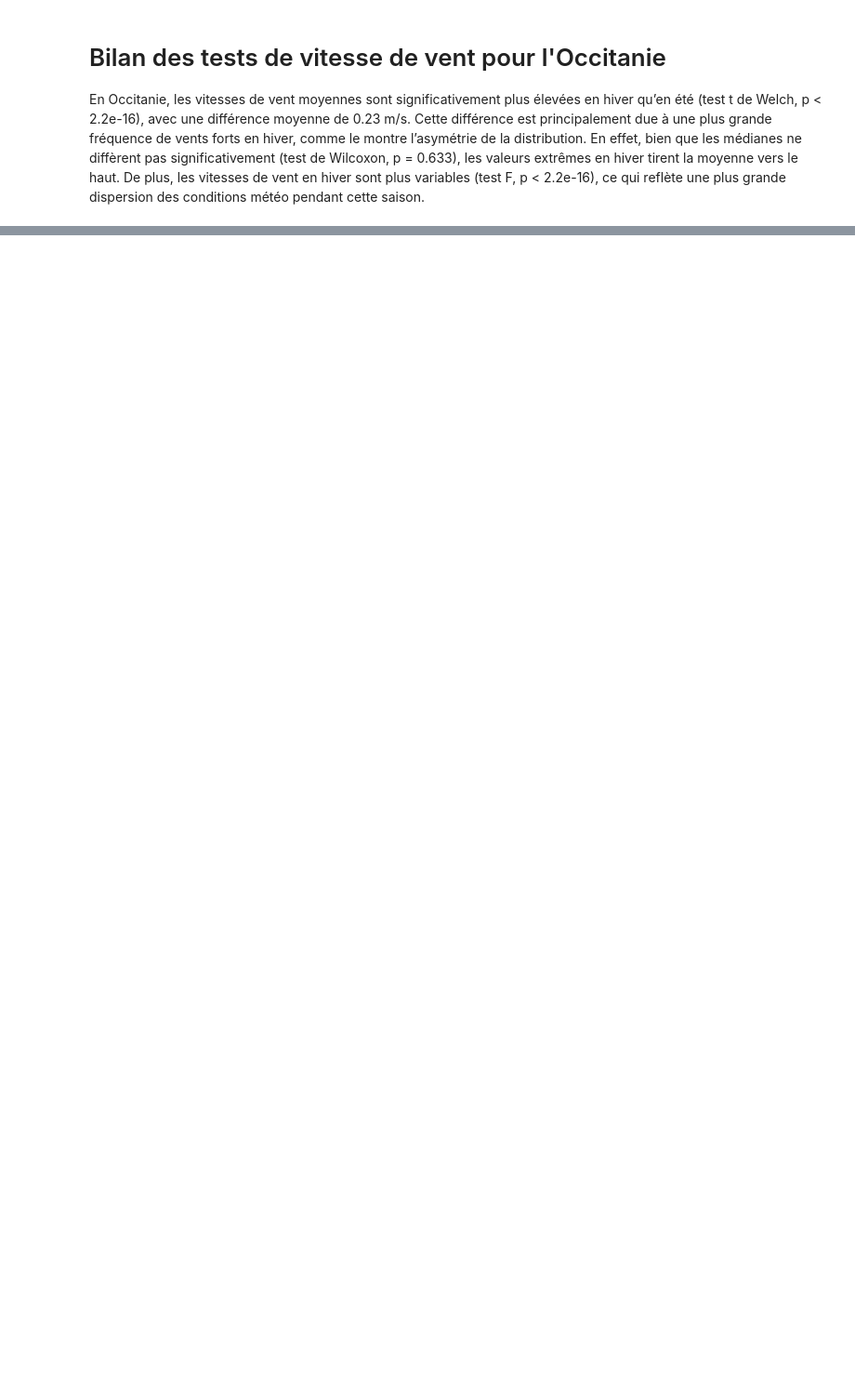
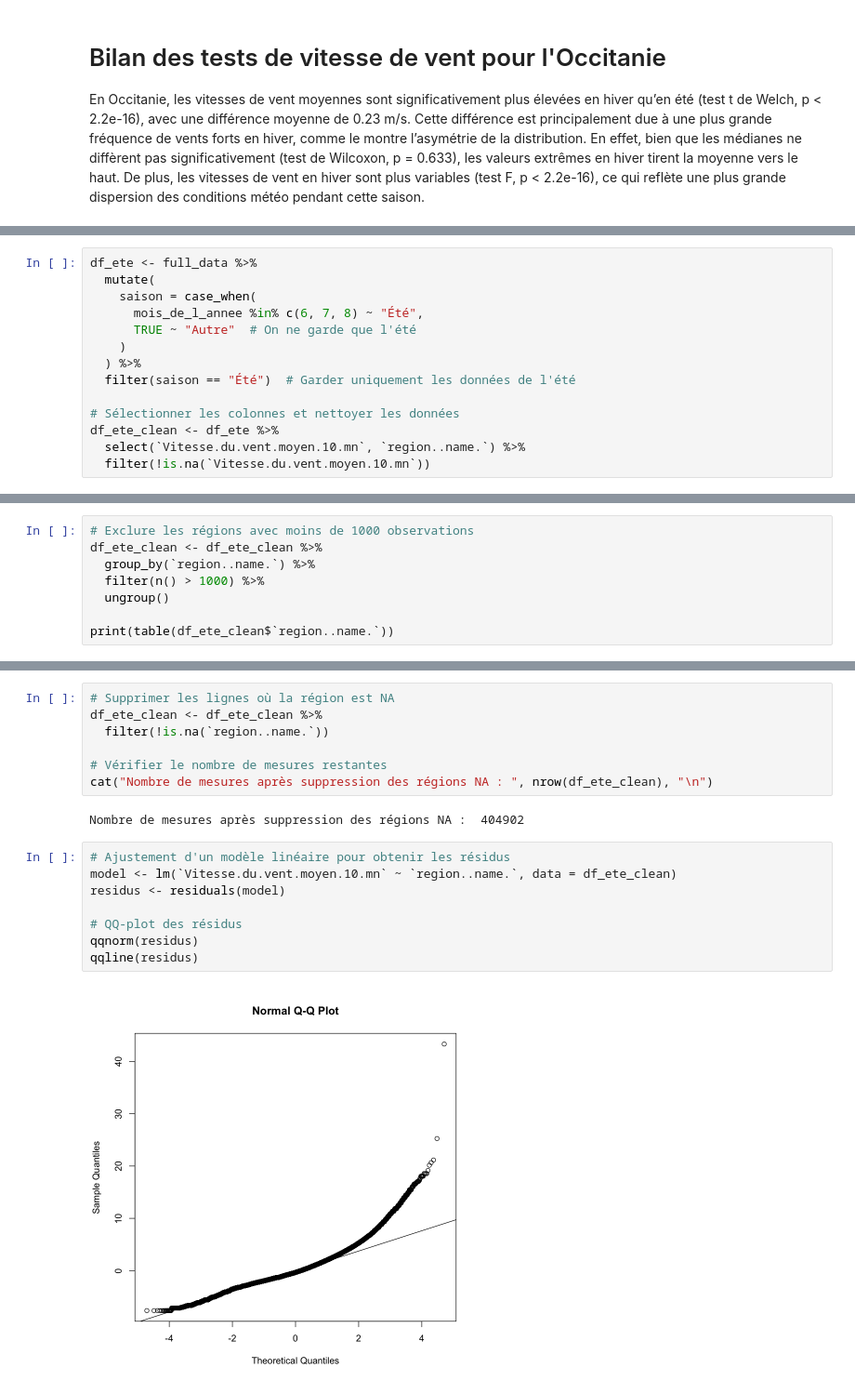
Before and after one commit to thomasdepic/SDD-BE-meteo, a Jupyter notebook: questions/3_test_parmetre.ipynb, the cells around one changed output, grey strips where cells are left out. Shown at 93% size. Drawn from its saved outputs; the diff is of its cells as text; blank space fills up the shorter version.

```diff
--- a/questions/3_test_parmetre.ipynb
+++ b/questions/3_test_parmetre.ipynb
@@ -226,0 +225,14 @@ En Occitanie, les vitesses de vent moyennes sont significativement plus élevée
+# %%
+df_ete <- full_data %>%
+  mutate(
+    saison = case_when(
+      mois_de_l_annee %in% c(6, 7, 8) ~ "Été",
+      TRUE ~ "Autre"  # On ne garde que l'été
+    )
+  ) %>%
+  filter(saison == "Été")  # Garder uniquement les données de l'été
+
+# Sélectionner les colonnes et nettoyer les données
+df_ete_clean <- df_ete %>%
+  select(`Vitesse.du.vent.moyen.10.mn`, `region..name.`) %>%
+  filter(!is.na(`Vitesse.du.vent.moyen.10.mn`))
@@ -226,0 +241,8 @@ En Occitanie, les vitesses de vent moyennes sont significativement plus élevée
+# %%
+# Exclure les régions avec moins de 1000 observations
+df_ete_clean <- df_ete_clean %>%
+  group_by(`region..name.`) %>%
+  filter(n() > 1000) %>%
+  ungroup()
+
+print(table(df_ete_clean$`region..name.`))
@@ -226,0 +267,19 @@ En Occitanie, les vitesses de vent moyennes sont significativement plus élevée
+# %%
+# Supprimer les lignes où la région est NA
+df_ete_clean <- df_ete_clean %>%
+  filter(!is.na(`region..name.`))
+
+# Vérifier le nombre de mesures restantes
+cat("Nombre de mesures après suppression des régions NA : ", nrow(df_ete_clean), "\n")
+# %% [output]
+Nombre de mesures après suppression des régions NA :  404902
+# %%
+# Ajustement d'un modèle linéaire pour obtenir les résidus
+model <- lm(`Vitesse.du.vent.moyen.10.mn` ~ `region..name.`, data = df_ete_clean)
+residus <- residuals(model)
+
+# QQ-plot des résidus
+qqnorm(residus)
+qqline(residus)
+# %% [output]
+[figure, added]
```
Also changed, not shown: parts of 23 cells of this notebook.
